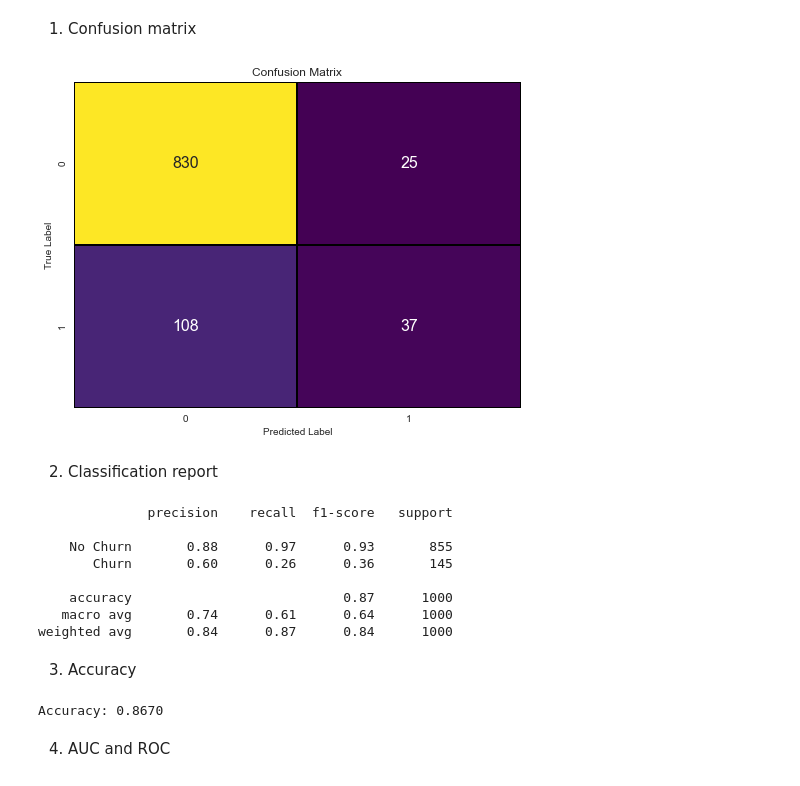
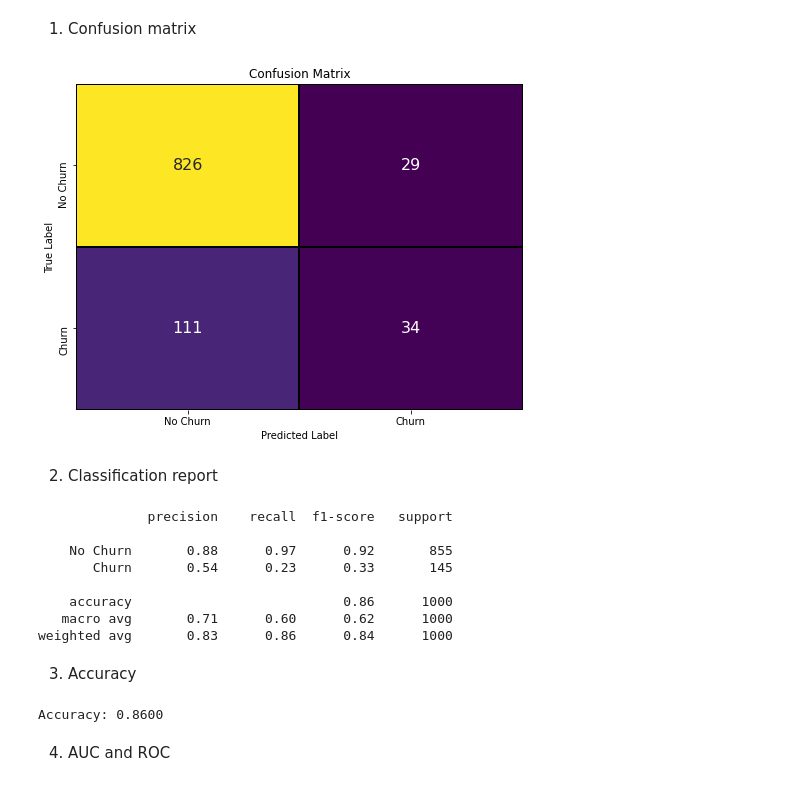
Before and after one commit to CatherineWanjau/SyriaTel-Customer-Churn, a Jupyter notebook: index.ipynb, the cells around one changed output. Drawn from its saved outputs; the diff is of its cells as text; code cells hidden in the pictures.

```diff
--- a/index.ipynb
+++ b/index.ipynb
@@ -122,27 +122,31 @@ logreg = LogisticRegression(fit_intercept=False, C=1e12, solver='liblinear')
 # fit the model to training data
 model_log = logreg.fit(X_train, y_train)
 
-y_hat_test = logreg.predict(X_test)
+#predict on the test data
+y_pred = model_log.predict(X_test)
+
+y_pred_proba = model_log.predict_proba(X_test)[:, 1]
 # %% [markdown]
 1. Confusion matrix
 # %%
 from sklearn.metrics import confusion_matrix
 import seaborn as sns
 import matplotlib.pyplot as plt
 
 # Generate the confusion matrix
 conf_matrix = confusion_matrix(y_test, y_pred)
 
 # Plot the confusion matrix
 plt.figure(figsize=(8, 6))
 sns.heatmap(conf_matrix, annot=True, fmt='d', cmap='viridis', cbar=False,
-            annot_kws={"size": 16}, linewidths=1, linecolor='black')
+            annot_kws={"size": 16}, linewidths=1, linecolor='black',
+            xticklabels=['No Churn', 'Churn'], yticklabels=['No Churn', 'Churn'])
 plt.xlabel('Predicted Label')
 plt.ylabel('True Label')
 plt.title('Confusion Matrix')
 plt.show()
 # %% [output]
-[figure, old version]
+[figure, new version]
 # %% [markdown]
 2. Classification report
 # %%
@@ -154,12 +158,12 @@ print(class_report)
 # %% [output]
               precision    recall  f1-score   support
 
-    No Churn       0.88      0.97      0.93       855
-       Churn       0.60      0.26      0.36       145
+    No Churn       0.88      0.97      0.92       855
+       Churn       0.54      0.23      0.33       145
 
-    accuracy                           0.87      1000
-   macro avg       0.74      0.61      0.64      1000
-weighted avg       0.84      0.87      0.84      1000
+    accuracy                           0.86      1000
+   macro avg       0.71      0.60      0.62      1000
+weighted avg       0.83      0.86      0.84      1000
 # %% [markdown]
 3. Accuracy
 # %%
@@ -169,7 +173,7 @@ from sklearn.metrics import accuracy_score
 accuracy = accuracy_score(y_test, y_pred)
 print(f"Accuracy: {accuracy:.4f}")
 # %% [output]
-Accuracy: 0.8670
+Accuracy: 0.8600
 # %% [markdown]
 4. AUC and ROC
 # %%
```
Also changed, not shown: parts of 15 cells of this notebook.
